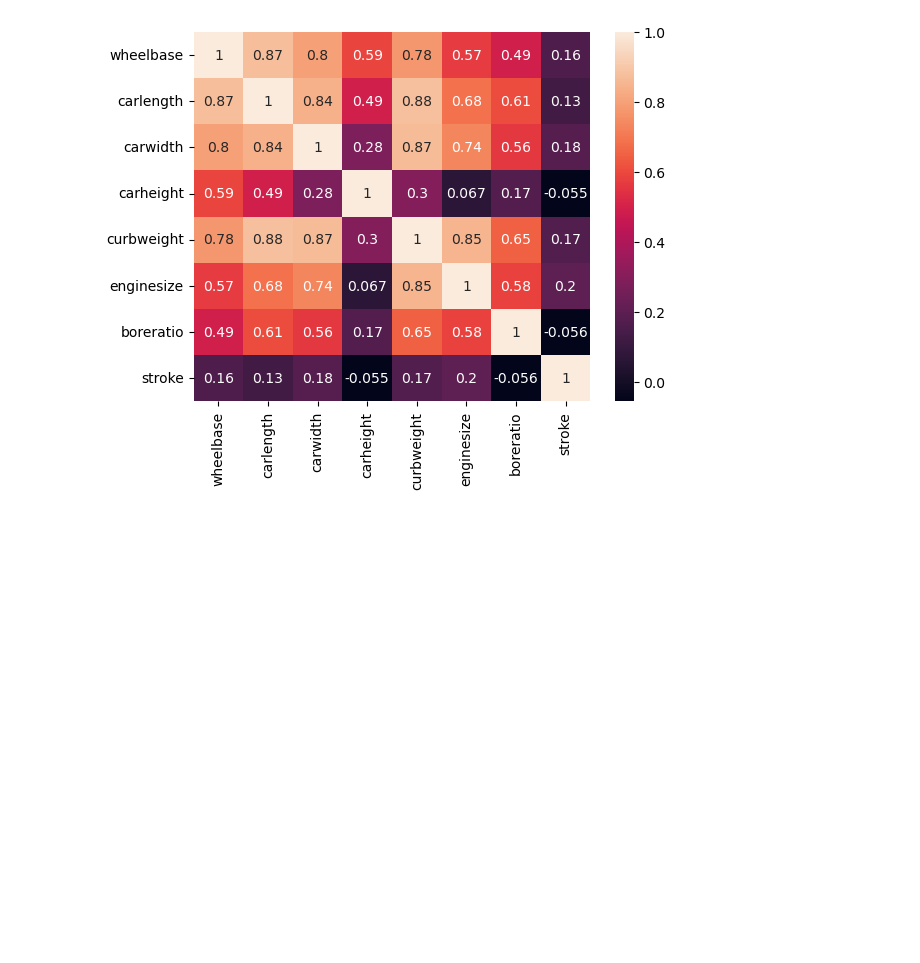
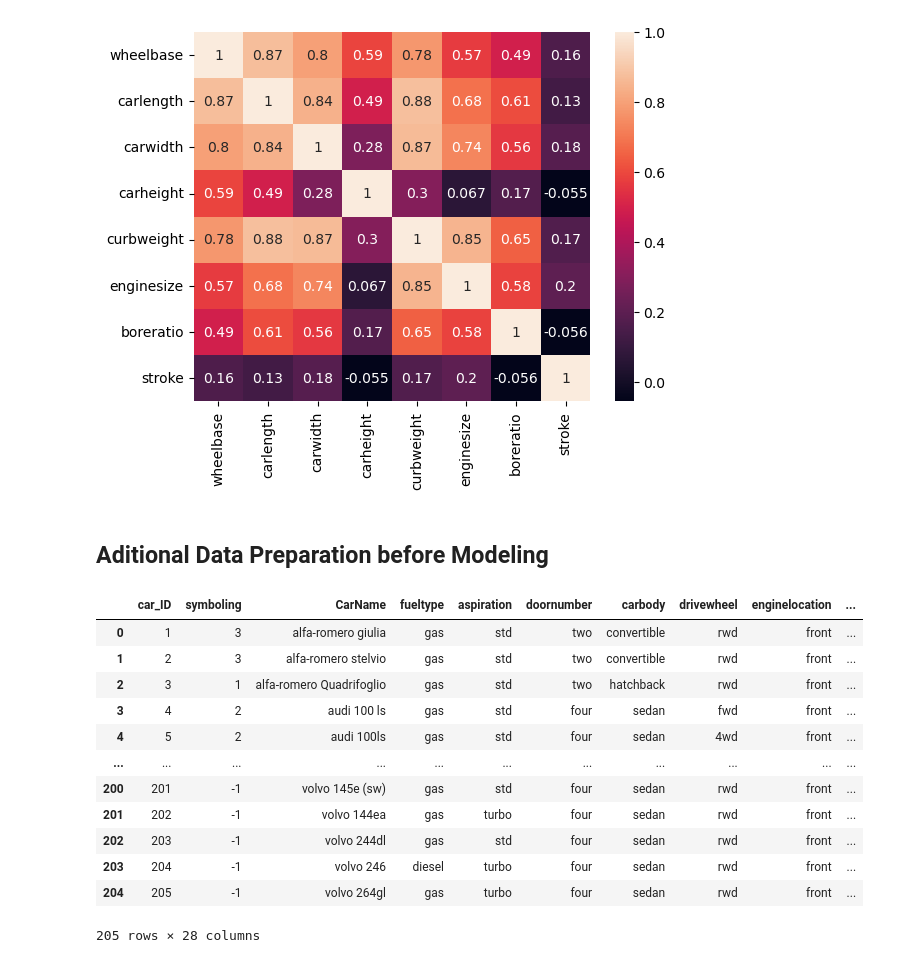
Before and after one commit to mferdinandr/car-price-predict, a Jupyter notebook: file.ipynb, the cells around one changed output. Saved outputs shown, nothing was run; the diff lists cells and outputs as text; code cells hidden in the pictures; blank space fills up the shorter version.

Commit message:
feat: additional data preparation

```diff
--- a/file.ipynb
+++ b/file.ipynb
@@ -148,3 +148,28 @@ sns.heatmap(df[col_num[2:10]].corr(), annot=True)
 # %% [output]
 <Axes: >
 [figure]
+# %% [markdown]
+## Aditional Data Preparation before Modeling
+# %%
+# Feature Engineering
+
+# carlength & carwidth = area car
+df["car_area"] = df["carlength"] * df["carwidth"]
+
+# carlength & carwidth & carheight = area car
+df["car_volume"] = df["car_area"] * df["carheight"]
+df
+# %% [output]
+|  | car_ID | symboling | CarName | fueltype | aspiration | doornumber | carbody | drivewheel | enginelocation | ... |
+| 0 | 1 | 3 | alfa-romero giulia | gas | std | two | convertible | rwd | front | ... |
+| 1 | 2 | 3 | alfa-romero stelvio | gas | std | two | convertible | rwd | front | ... |
+| 2 | 3 | 1 | alfa-romero Quadrifoglio | gas | std | two | hatchback | rwd | front | ... |
+| 3 | 4 | 2 | audi 100 ls | gas | std | four | sedan | fwd | front | ... |
+| 4 | 5 | 2 | audi 100ls | gas | std | four | sedan | 4wd | front | ... |
+| ... | ... | ... | ... | ... | ... | ... | ... | ... | ... | ... |
+| 200 | 201 | -1 | volvo 145e (sw) | gas | std | four | sedan | rwd | front | ... |
+| 201 | 202 | -1 | volvo 144ea | gas | turbo | four | sedan | rwd | front | ... |
+| 202 | 203 | -1 | volvo 244dl | gas | std | four | sedan | rwd | front | ... |
+| 203 | 204 | -1 | volvo 246 | diesel | turbo | four | sedan | rwd | front | ... |
+| 204 | 205 | -1 | volvo 264gl | gas | turbo | four | sedan | rwd | front | ... |
+205 rows × 28 columns
```
Also changed, not shown: parts of 4 cells of this notebook.
